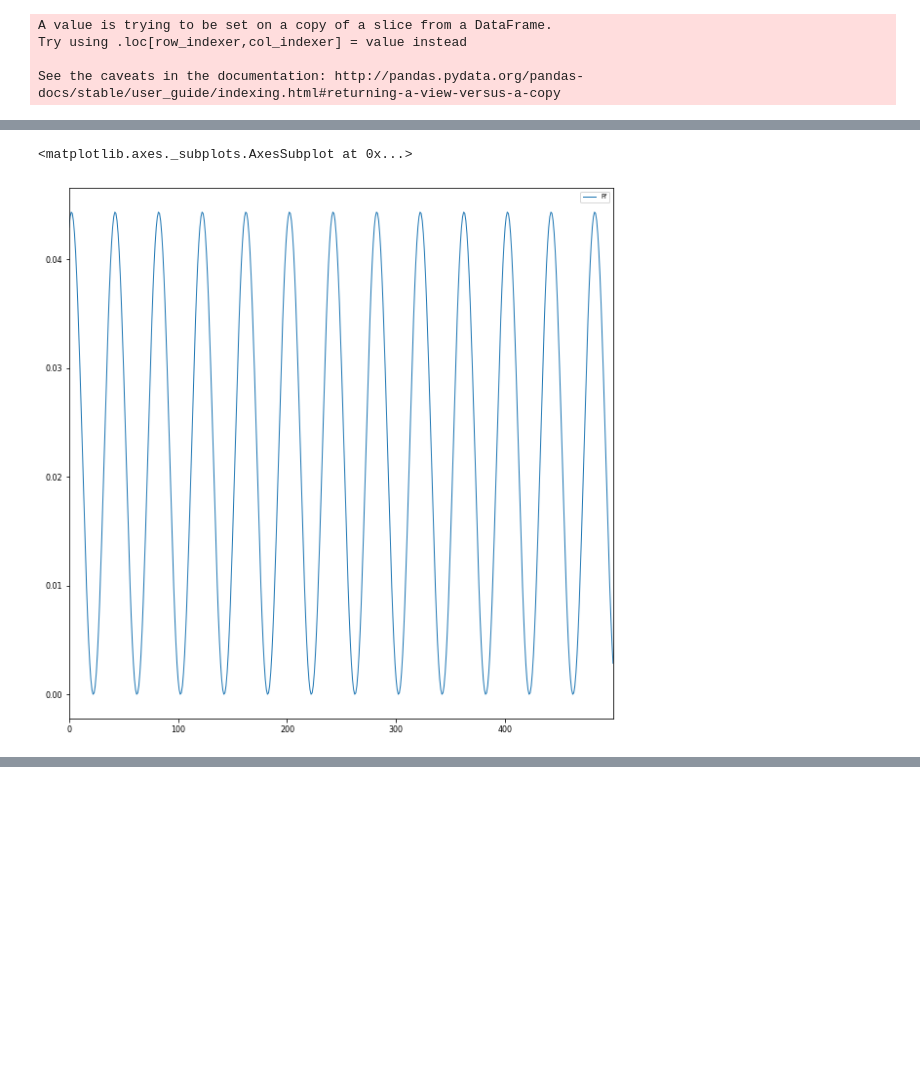
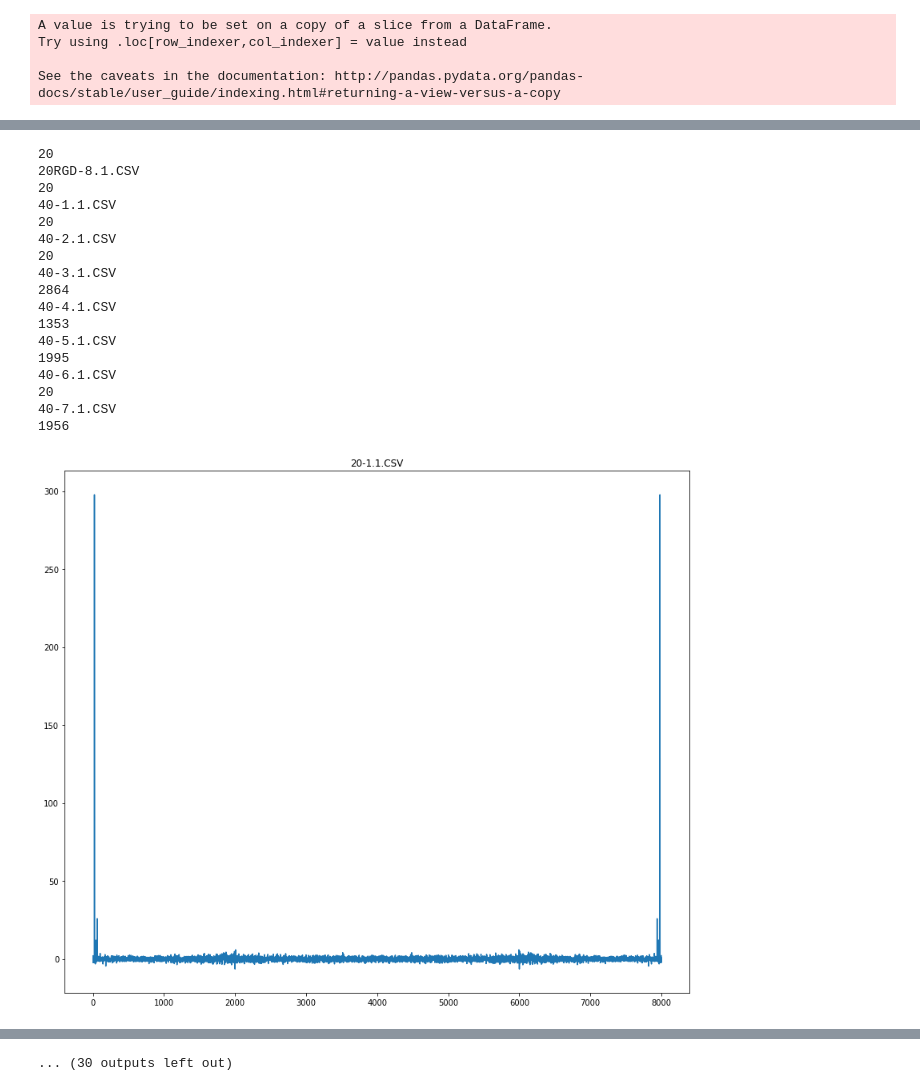
Before and after one commit to TheNamesAlex/08_Dynamic-Mechanical-Analysis, a Jupyter notebook: LazyDuck.ipynb, the cells around one changed output, grey strips where cells are left out. Drawn from its saved outputs; the diff is of its cells as text; code cells hidden in the pictures; blank space fills up the shorter version.

```diff
--- a/LazyDuck.ipynb
+++ b/LazyDuck.ipynb
@@ -30,7 +22,4 @@ dic = getFileContent(data_dir)
-# %%
-def filter_fourier(x, mask):
-    result = x.copy()
-    result = np.fft.fft(result)
-    result = result*mask
-    result = np.real(np.fft.ifft(result))
-    return result
+# %%
+print('Following files have been found:')
+for i in dic.keys():
+    print(dic[i])
@@ -409,9 +407,6 @@ dfyoung_grouped.to_csv('y_mod_grouped.csv')
 f = plt.figure(figsize = (10,10))
 ax = f.add_subplot(1,1,1)
 data_cyc['20_10_1'][:500].plot(y='Ff', ax = ax)
-# %% [output]
-<matplotlib.axes._subplots.AxesSubplot at 0x...>
-[figure, removed]
 # %%
 #sub = pd.DataFrame.from_dict(y_modulus,orient='index')
 #sub
@@ -420,3 +415,49 @@ data_cyc['20_10_1'][:500].plot(y='Ff', ax = ax)
 #ruptures
 #sub_rup = pd.DataFrame.from_dict(ruptures, orient='index')
 #sub_rup.to_csv('rup.csv')
+# %%
+##=========================================================##
+##HERE COMES THE DMA DATA FROM THE 22.12.2020##
+data_dir = 'Messungen/DMA 22.12.2020/'
+files = getFileContent(data_dir)
+
+datasets = {}
+
+#renaming those absolutely horribly chosen column names
+names = ['Points','Elapsed_Time_Sec','Scan_Time_Sec','Disp_mm','Load_2_N','E12_%','E22_%','Axial_cmd_V','Axial_err_%','Unnamed']
+k=0
+for i in files.keys():
+    df = pd.read_csv(files[i],header = 2, index_col = False,names=names)
+    if (df.shape[0]<10000) | (files[i][-5]  != '1'):
+        continue
+    df = df.iloc[4000:12000].Load_2_N.values
+    print(i)
+
+    #obtain hightes spectral energy but kill dc component at index zero
+    spectrum = df.copy()
+    spectrum = np.fft.fft(spectrum)#.reshape(8000,1)
+    spectrum[0] = 0
+    figsize = (14,12)
+    plt.figure(figsize=figsize)
+    plt.plot(spectrum)
+    plt.title(i)
+
+    print(np.argmax(spectrum[:4000]))
+    f_accept = np.argmax(np.abs(np.real(spectrum[:4000])))
+    bw = 0
+
+    mask = np.zeros((8000))
+    mask[f_accept-bw:f_accept+bw+1] = 1
+    mask[-f_accept-bw:-f_accept+bw+1] = 1
+
+    result = spectrum*mask
+    result = np.real(np.fft.ifft(result))
+
+    plt.figure(figsize=figsize)
+    plt.plot(result[:1000],alpha=0.45, label=i)
+    plt.plot(df[:1000],alpha=0.45)
+    plt.legend()
+    k+=1
+    if k==20:
+        break
+# %% [output]
@@ -422,0 +481,18 @@ data_cyc['20_10_1'][:500].plot(y='Ff', ax = ax)
+20
+20RGD-8.1.CSV
+20
+40-1.1.CSV
+20
+40-2.1.CSV
+20
+40-3.1.CSV
+2864
+40-4.1.CSV
+1353
+40-5.1.CSV
+1995
+40-6.1.CSV
+20
+40-7.1.CSV
+1956
+[figure, added]
@@ -422,0 +508 @@ data_cyc['20_10_1'][:500].plot(y='Ff', ax = ax)
+... (30 outputs left out)
```
Also changed, not shown: parts of 7 cells of this notebook, 1 other file.
